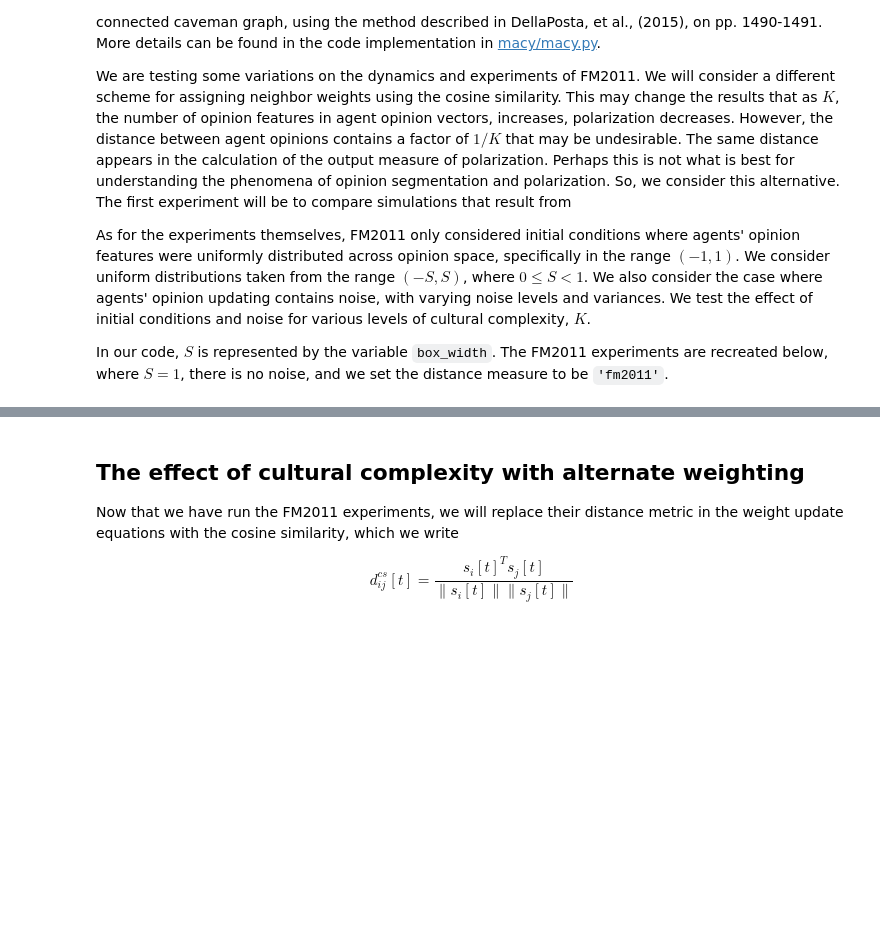
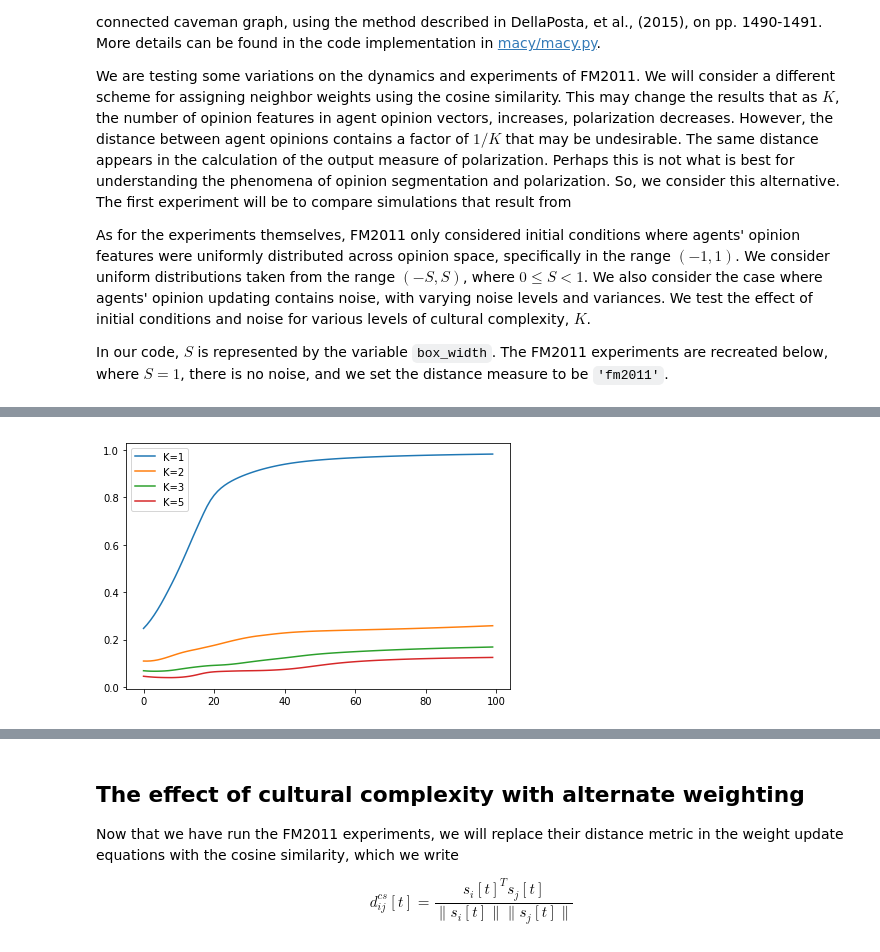
Before and after one commit to mt-digital/polarization, a Jupyter notebook: Experiment Examples.ipynb, the cells around one changed output, grey strips where cells are left out. Saved outputs shown, nothing was run; the diff lists cells and outputs as text; code cells hidden in the pictures; blank space fills up the shorter version.

```diff
--- a/Experiment Examples.ipynb
+++ b/Experiment Examples.ipynb
@@ -35,16 +42,21 @@ plt.plot(t, polarization)
 # %%
 # Now do K=1, 2, 3, 5
-for K in [1, 2, 3, 5]:
+def k_experiment(n_caves=20, n_per_cave=5, n_iter=100,
+                 outcome_metric='fm2011', rewire_prob=0.1):
+    for K in [1, 2, 3, 5]:
 
-    experiment = BoxedCavesExperiment(5, 20, S, K)
-    experiment.setup(add_cxn_prob=0.01)
+        experiment = BoxedCavesExperiment(
+            n_caves, n_per_cave, S, K,
+            rewire_prob=rewire_prob, outcome_metric=outcome_metric
+        )
+#         experiment.setup(add_cxn_prob=cxn_prob)
 
-    experiment.iterate(100, noise_level=noise_level)
+        experiment.iterate(n_iter, noise_level=noise_level)
 
-    h = experiment.history['polarization']
-    t = [el[0] for el in h]
+        h = experiment.history['polarization']
+        t = [el[0] for el in h]
 
-    polarization = [el[1] for el in h]
-    plt.plot(t, polarization, label='K={}'.format(K))
+        polarization = [el[1] for el in h]
+        plt.plot(t, polarization, label='K={}'.format(K))
 
-plt.legend()
+    plt.legend()
@@ -57,0 +63,3 @@ plt.legend()
+# %%
+k_experiment(rewire_prob=0.1)
+# %% [output]
@@ -57,0 +70 @@ plt.legend()
+[figure, added]
```
Also changed, not shown: parts of 8 cells of this notebook, 5 other files.
